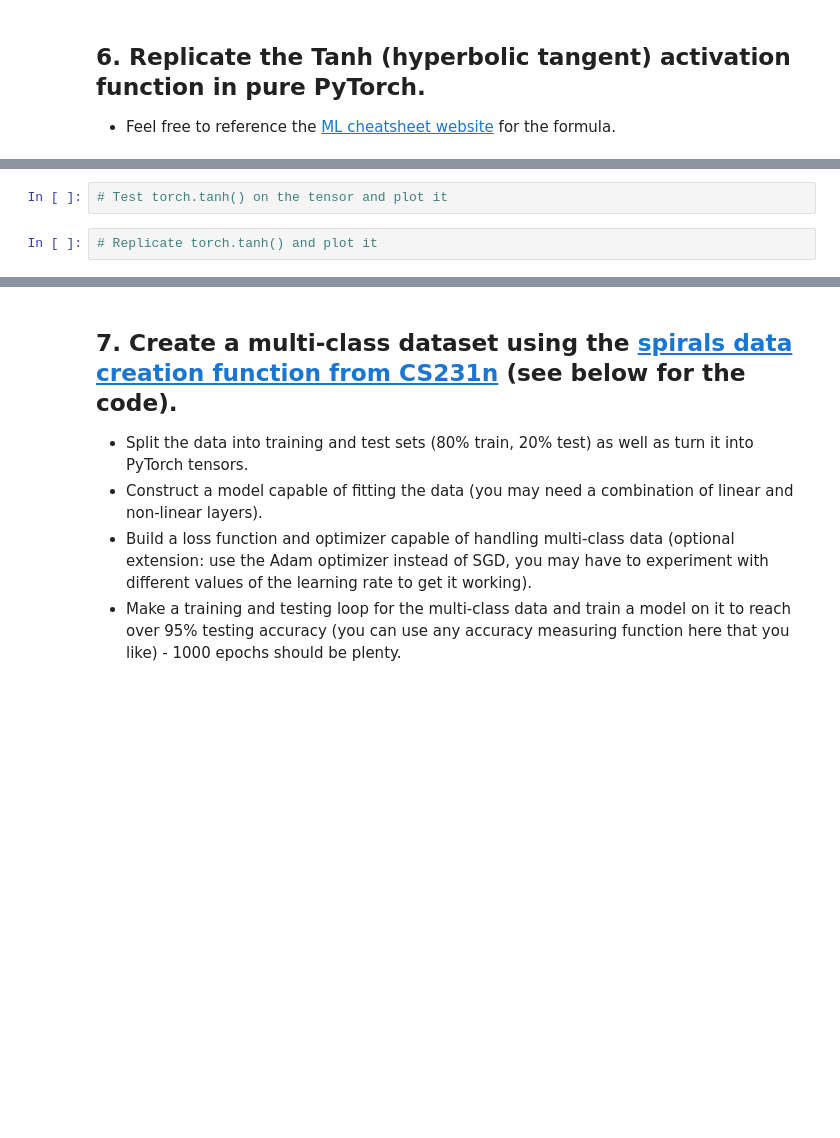
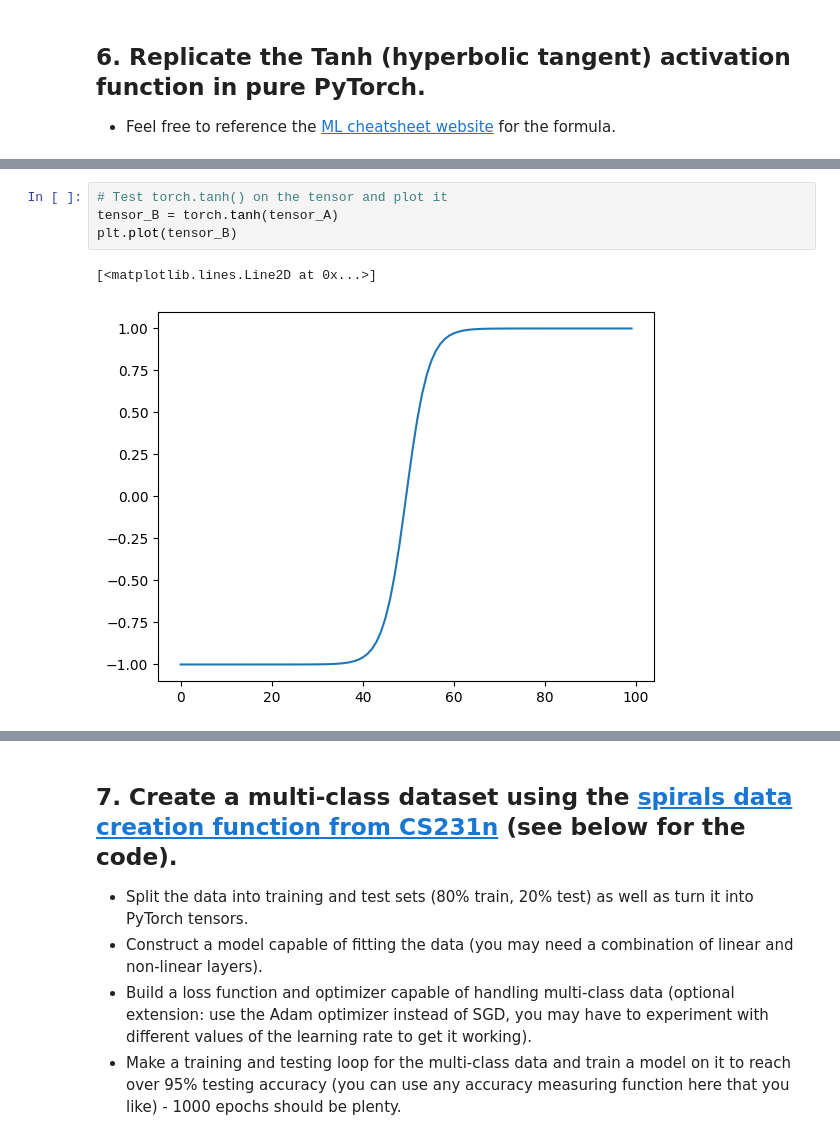
Before and after one commit to Ouzr0107/pytorch_ex, a Jupyter notebook: extras/exercises/02_pytorch_classification_exercises.ipynb, the cells around one changed output, grey strips where cells are left out. Drawn from its saved outputs; the diff is of its cells as text; blank space fills up the shorter version.

```diff
--- a/extras/exercises/02_pytorch_classification_exercises.ipynb
+++ b/extras/exercises/02_pytorch_classification_exercises.ipynb
@@ -197,4 +276,7 @@ def plot_decision_boundary(model, X, y):
 # %%
 # Test torch.tanh() on the tensor and plot it
+tensor_B = torch.tanh(tensor_A)
+plt.plot(tensor_B)
+# %% [output]
+[<matplotlib.lines.Line2D at 0x...>]
+[figure, added]
-# %%
-# Replicate torch.tanh() and plot it
```
Also changed, not shown: parts of 24 cells of this notebook.
